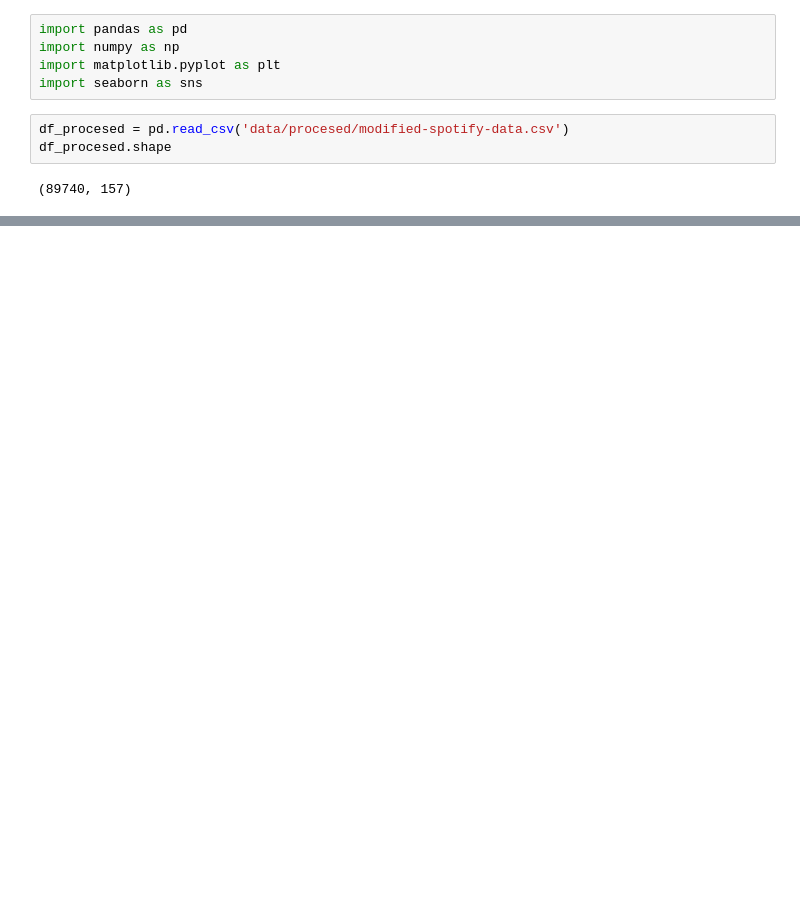
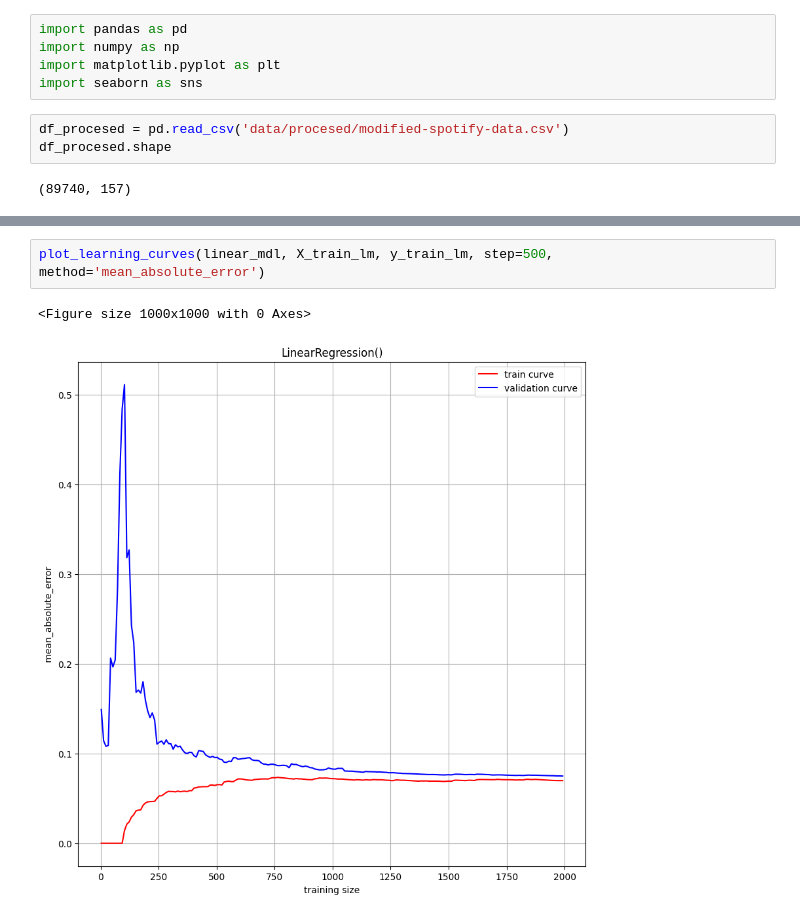
Before and after one commit to Mhmd-sh3rawy/Spotify_dataset_NTI, a Jupyter notebook: 04-trianing-models.ipynb, the cells around one changed output, grey strips where cells are left out. Drawn from its saved outputs; the diff is of its cells as text; blank space fills up the shorter version.

```diff
--- a/04-trianing-models.ipynb
+++ b/04-trianing-models.ipynb
@@ -42,0 +95,5 @@ RMSE : 0.27332028190285096
+# %%
+plot_learning_curves(linear_mdl, X_train_lm, y_train_lm, step=500, method='mean_absolute_error')
+# %% [output]
+<Figure size 1000x1000 with 0 Axes>
+[figure, added]
```
Also changed, not shown: parts of 9 cells of this notebook, 1 other file.
